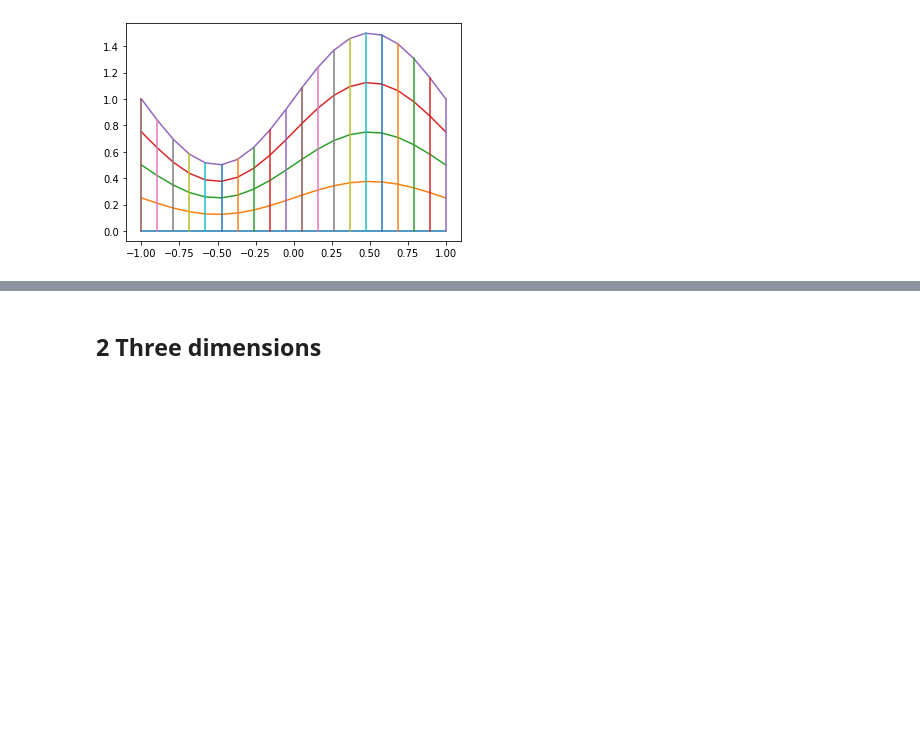
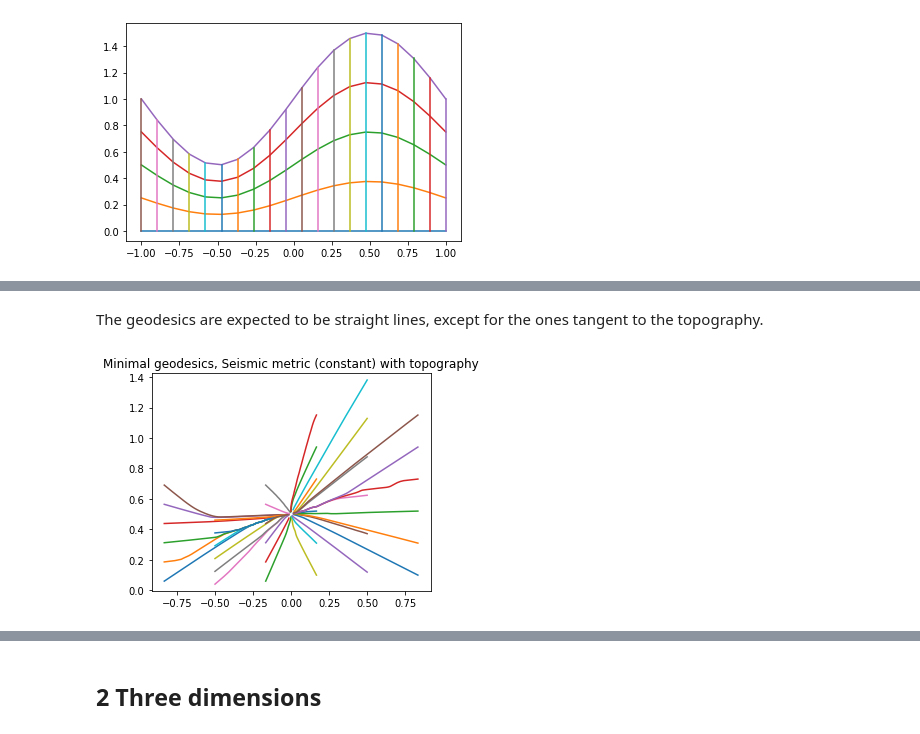
Before and after one commit to gbonnet1/AdaptiveGridDiscretizations, a Jupyter notebook: Notebooks_FMM/InPreparation/TTI.ipynb, the cells around one changed output, grey strips where cells are left out. Drawn from its saved outputs; the diff is of its cells as text; code cells hidden in the pictures; blank space fills up the shorter version.

```diff
--- a/Notebooks_FMM/InPreparation/TTI.ipynb
+++ b/Notebooks_FMM/InPreparation/TTI.ipynb
@@ -196,0 +231,8 @@ AssertionError:
+# %% [markdown]
+The geodesics are expected to be straight lines, except for the ones tangent to the topography.
+# %%
+fig = plt.figure(figsize=[5,4]);  plt.axis('equal');
+plt.title('Minimal geodesics, Seismic metric (constant) with topography');
+for geo in hfmOut['geodesics']:  plt.plot(*h(*geo))
+# %% [output]
+[figure, added]
```
Also changed, not shown: parts of 21 cells of this notebook, 5 other files.
